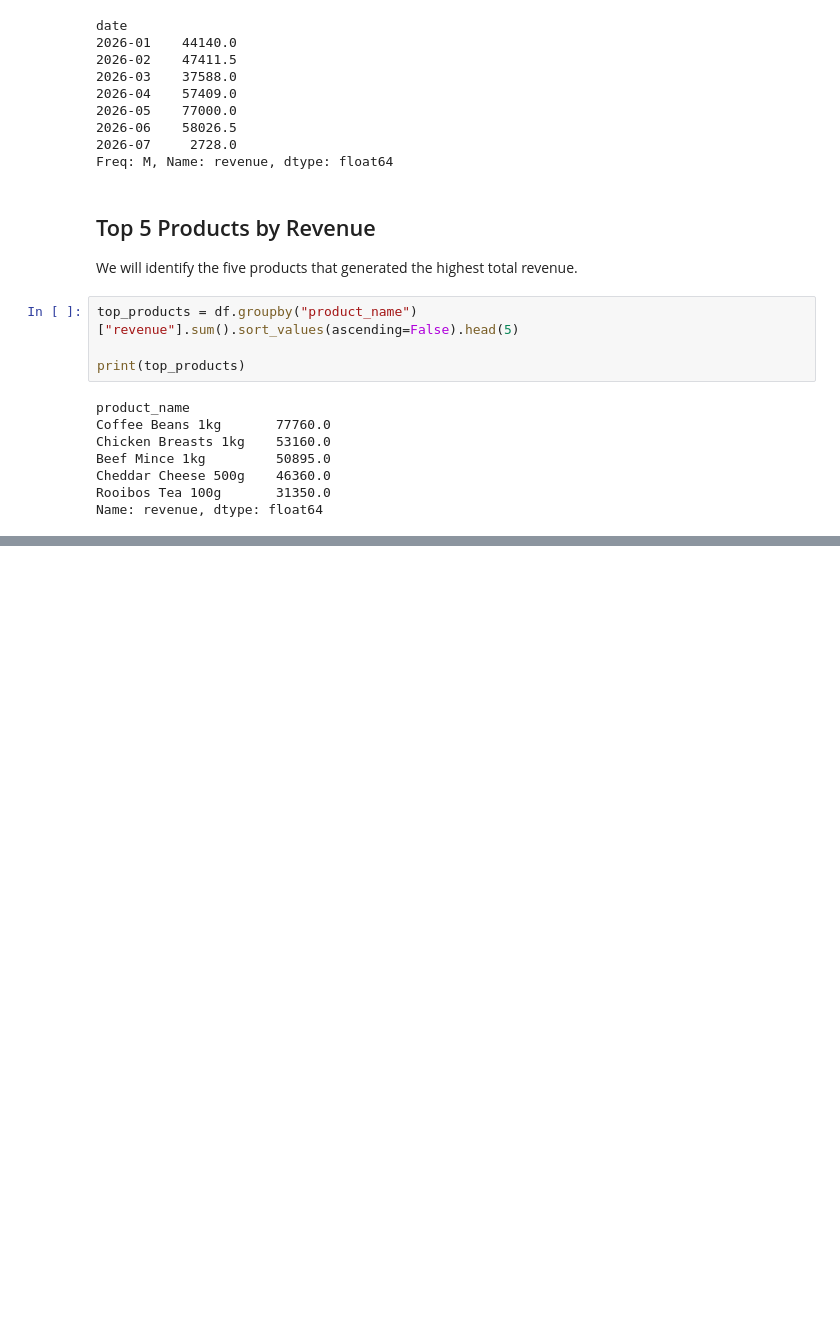
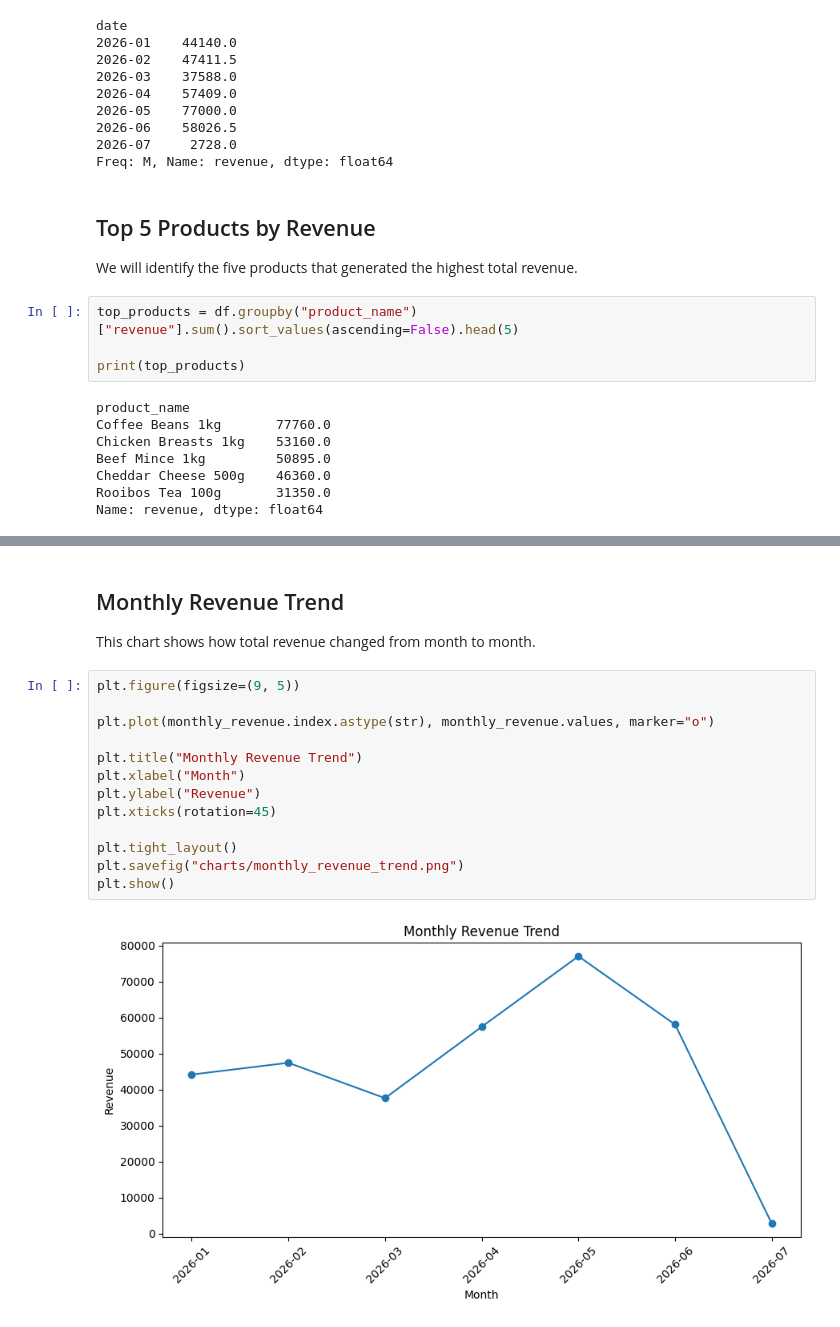
Before and after one commit to UwaizLovell/retail-sales-analysis, a Jupyter notebook: analysis.ipynb, the cells around one changed output, grey strips where cells are left out. Drawn from its saved outputs; the diff is of its cells as text; blank space fills up the shorter version.

```diff
--- a/analysis.ipynb
+++ b/analysis.ipynb
@@ -277,0 +318,19 @@ Name: revenue, dtype: float64
+# %% [markdown]
+## Monthly Revenue Trend
+
+This chart shows how total revenue changed from month to month.
+# %%
+plt.figure(figsize=(9, 5))
+
+plt.plot(monthly_revenue.index.astype(str), monthly_revenue.values, marker="o")
+
+plt.title("Monthly Revenue Trend")
+plt.xlabel("Month")
+plt.ylabel("Revenue")
+plt.xticks(rotation=45)
+
+plt.tight_layout()
+plt.savefig("charts/monthly_revenue_trend.png")
+plt.show()
+# %% [output]
+[figure, added]
```
Also changed, not shown: parts of 4 cells of this notebook, 3 other files.
